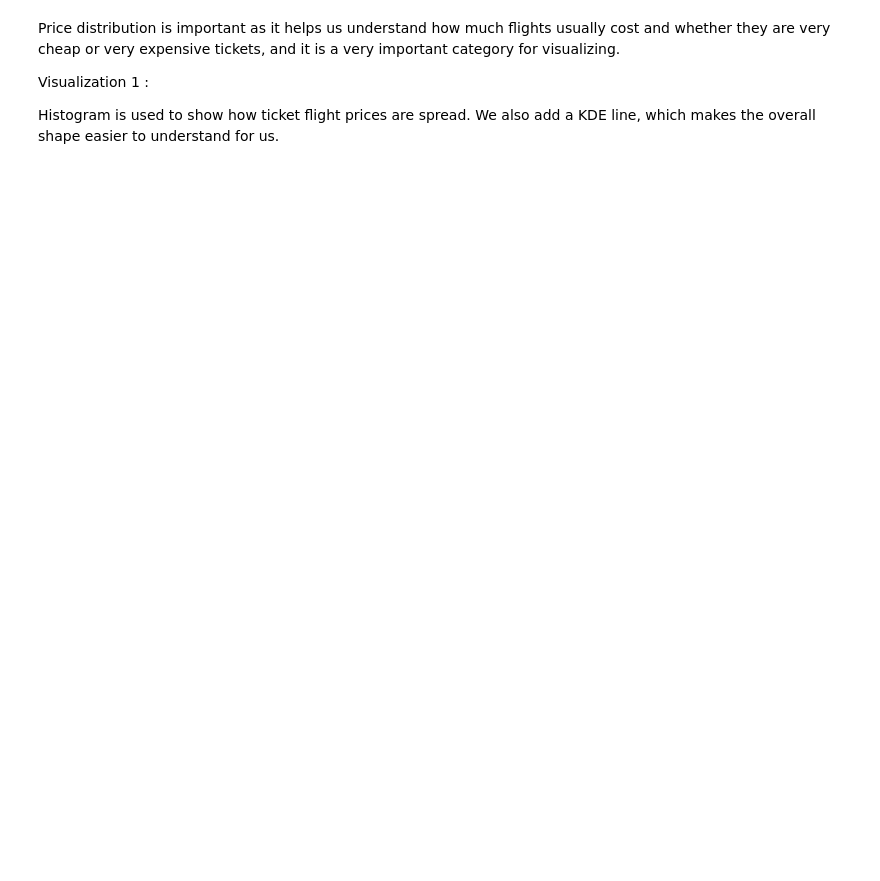
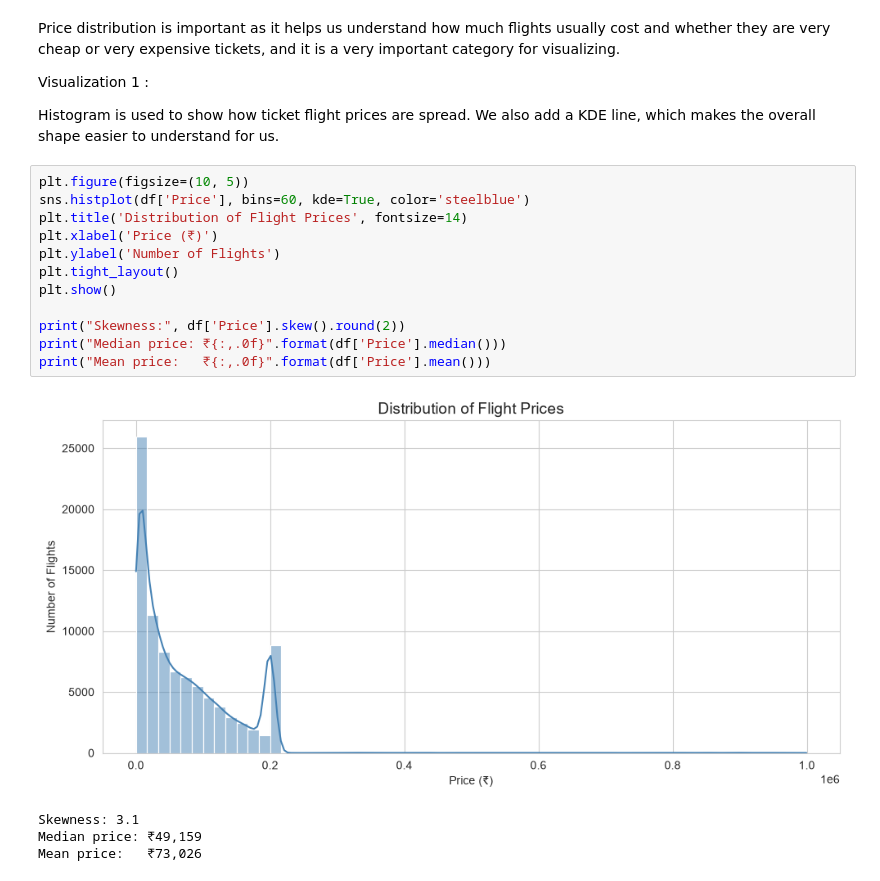
Before and after one commit to thiyaneshsuccess-svg/Data-analysis-based-on-flight-price-dataset, a Jupyter notebook: datavisualisation.ipynb, the cells around one changed output. Saved outputs shown, nothing was run; the diff lists cells and outputs as text; blank space fills up the shorter version.

Commit message:
Flight Price Distribution Analysis
Created a histogram with KDE to visualize flight price distribution, analyzed skewness, median price, and mean price, used the visualization to understand how flight prices are spread.

```diff
--- a/datavisualisation.ipynb
+++ b/datavisualisation.ipynb
@@ -27,3 +27,20 @@ Price distribution is important as it helps us understand how much flights usual
 Visualization 1 :
 
 Histogram is used to show how ticket flight prices are spread. We also add a KDE line, which makes the overall shape easier to understand for us.
+# %%
+plt.figure(figsize=(10, 5))
+sns.histplot(df['Price'], bins=60, kde=True, color='steelblue')
+plt.title('Distribution of Flight Prices', fontsize=14)
+plt.xlabel('Price (₹)')
+plt.ylabel('Number of Flights')
+plt.tight_layout()
+plt.show()
+
+print("Skewness:", df['Price'].skew().round(2))
+print("Median price: ₹{:,.0f}".format(df['Price'].median()))
+print("Mean price:   ₹{:,.0f}".format(df['Price'].mean()))
+# %% [output]
+[figure, added]
+Skewness: 3.1
+Median price: ₹49,159
+Mean price:   ₹73,026
```
